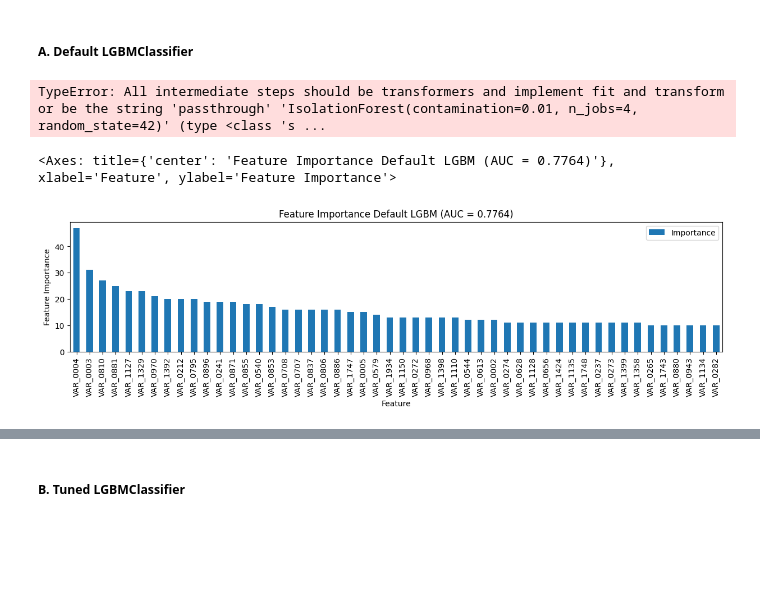
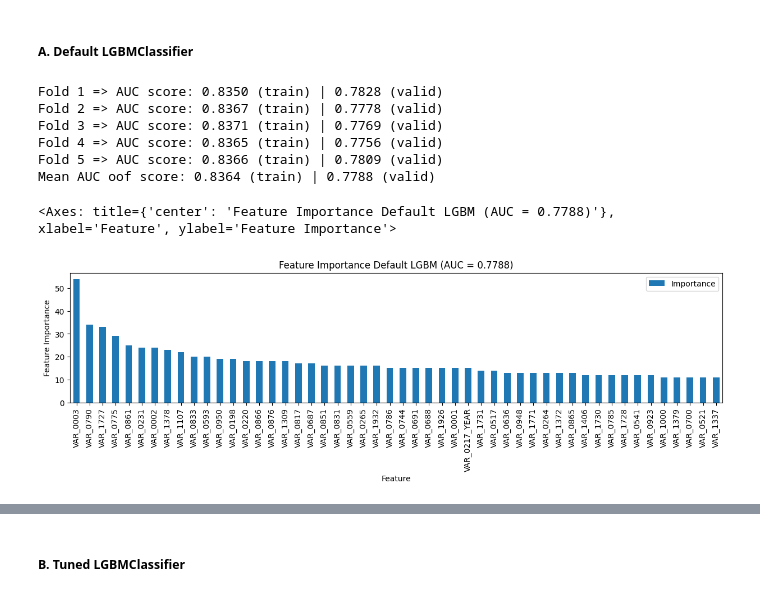
Before and after one commit to rezadzikri19/CLF-Spring-Leaf-Markeing-Response, a Jupyter notebook: marketing_classification.ipynb, the cells around one changed output, grey strips where cells are left out. Saved outputs shown, nothing was run; the diff lists cells and outputs as text; code cells hidden in the pictures; blank space fills up the shorter version.

```diff
--- a/marketing_classification.ipynb
+++ b/marketing_classification.ipynb
@@ -839,46 +818,38 @@ pipeline = Pipeline([
-# %%
-# %%script skipped # Skipped for resource optimization
-
-auc_scores_train = np.zeros(n_splits)
-auc_scores_valid = np.zeros(n_splits)
-
-for fold, (train_idx, valid_idx) in enumerate(skf.split(X, y)):
-  X_train, X_valid = X.iloc[train_idx], X.iloc[valid_idx]
-  y_train, y_valid = y.iloc[train_idx], y.iloc[valid_idx]
-
-  pipeline.fit(X_train, y_train)
-
-  y_probs_train = pipeline.predict_proba(X_train)[:, 1]
-  y_probs_val = pipeline.predict_proba(X_valid)[:, 1]
-
-  auc_train = roc_auc_score(y_train, y_probs_train)
-  auc_valid = roc_auc_score(y_valid, y_probs_val)
-
-  auc_scores_valid[fold] = auc_valid
-  auc_scores_train[fold] = auc_train
-
-  print(f'Fold {fold + 1} => AUC score: {auc_train:.4f} (train) | {auc_valid:.4f} (valid)')
-
-mean_auc_train = np.mean(auc_scores_train)
-mean_auc_val = np.mean(auc_scores_valid)
-
-print(f'Mean AUC oof score: {mean_auc_train:.4f} (train) | {mean_auc_val:.4f} (valid)')
-# %% [output]
-TypeError: All intermediate steps should be transformers and implement fit and transform or be the string 'passthrough' 'IsolationForest(contamination=0.01, n_jobs=4, random_state=42)' (type <class 's ...
+# %%
+# %%script skipped # Skipped for resource optimization
+
+cb_fold = lambda fold, scores: print(f'Fold {fold + 1} => AUC score: {scores[0]:.4f} (train) | {scores[1]:.4f} (valid)')
+cb_end = lambda scores: print(f'Mean AUC oof score: {scores[0]:.4f} (train) | {scores[1]:.4f} (valid)')
+
+auc_scores_train, auc_scores_valid = train_model(X, y,
+                                                model=clf_lgbm_default,
+                                                preprocessor=preprocessor,
+                                                scorer=roc_auc_score,
+                                                cv_fold=skf,
+                                                cb_fold=cb_fold,
+                                                cb_end=cb_end)
+mean_auc_train, mean_auc_val = np.mean(auc_scores_train), np.mean(auc_scores_valid)
+# %% [output]
+Fold 1 => AUC score: 0.8350 (train) | 0.7828 (valid)
+Fold 2 => AUC score: 0.8367 (train) | 0.7778 (valid)
+Fold 3 => AUC score: 0.8371 (train) | 0.7769 (valid)
+Fold 4 => AUC score: 0.8365 (train) | 0.7756 (valid)
+Fold 5 => AUC score: 0.8366 (train) | 0.7809 (valid)
+Mean AUC oof score: 0.8364 (train) | 0.7788 (valid)
 # %%
 # %%script skipped # Skipped for resource optimization
 
-df_feat_imp = pd.DataFrame({'Feature': clf_lgbm_default.feature_name_, 'Importance': clf_lgbm_default.feature_importances_})
+df_feat_imp = pd.DataFrame({'Feature': X.columns, 'Importance': clf_lgbm_default.feature_importances_})
 df_feat_imp = df_feat_imp.sort_values(by='Importance', ascending=False)
 df_feat_imp[:50].plot(kind='bar',
                       x='Feature',
                       y='Importance',
                       title=f'Feature Importance Default LGBM (AUC = {mean_auc_val:.4f})',
                       xlabel='Feature',
                       ylabel='Feature Importance',
                       figsize=(15, 3))
 # %% [output]
-<Axes: title={'center': 'Feature Importance Default LGBM (AUC = 0.7764)'}, xlabel='Feature', ylabel='Feature Importance'>
+<Axes: title={'center': 'Feature Importance Default LGBM (AUC = 0.7788)'}, xlabel='Feature', ylabel='Feature Importance'>
-[figure, old version]
+[figure, new version]
 # %%
 # %%script skipped # Skipped for resource optimization
```
Also changed, not shown: parts of 24 cells of this notebook.
